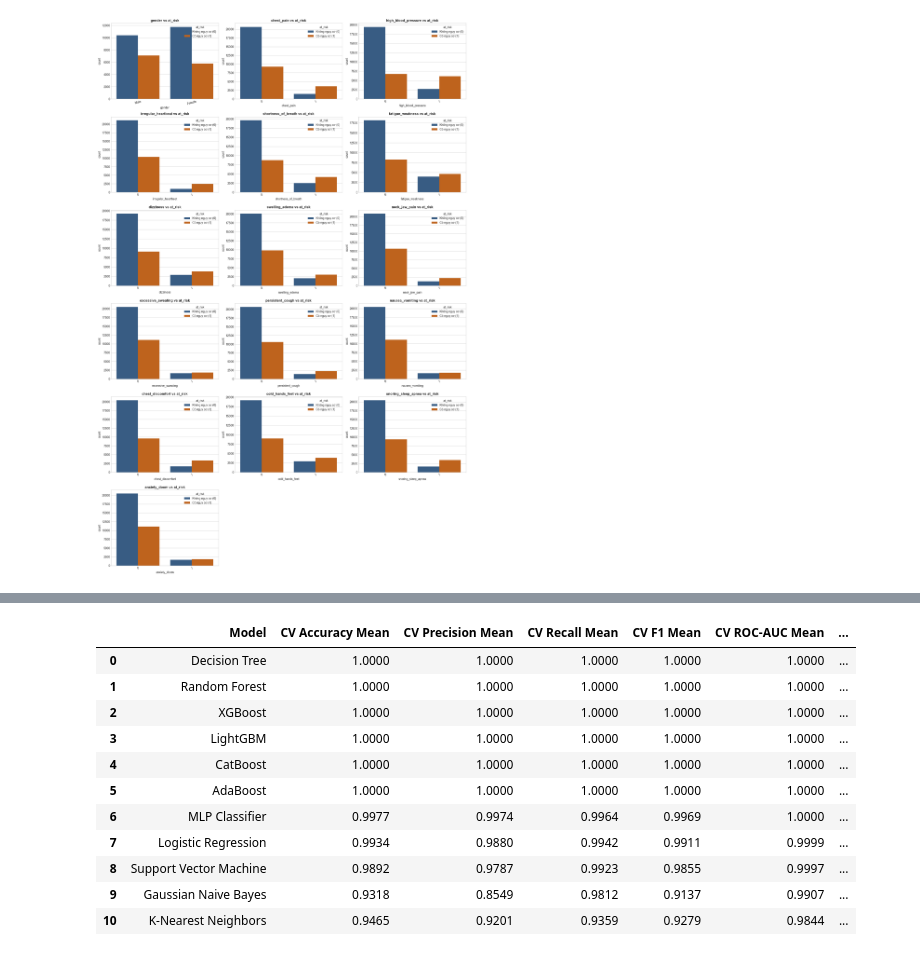
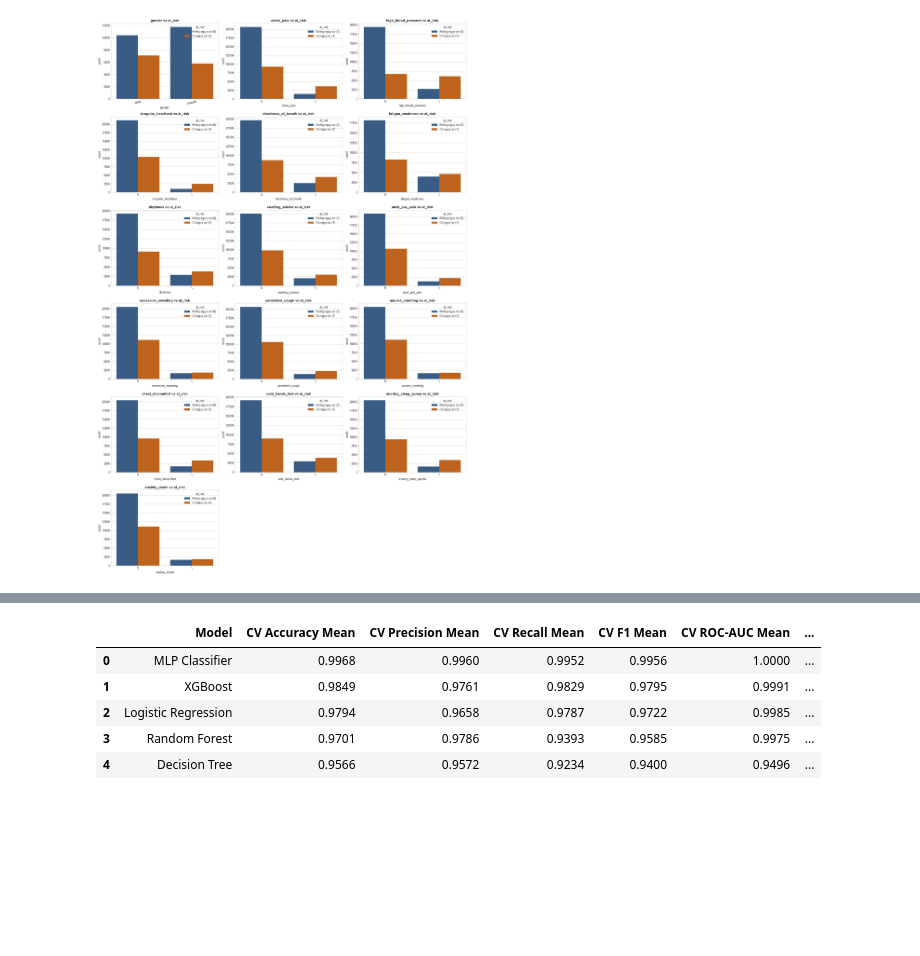
Before and after one commit to ttnguyenne0402/DeTaiHocMay, a Jupyter notebook: notebooks/Stroke_Prediction.ipynb, the cells around one changed output, grey strips where cells are left out. Drawn from its saved outputs; the diff is of its cells as text; code cells hidden in the pictures; blank space fills up the shorter version.

```diff
--- a/notebooks/Stroke_Prediction.ipynb
+++ b/notebooks/Stroke_Prediction.ipynb
@@ -833,21 +700,31 @@ cold_hands_feet                 0.204342
 # PHẦN 5: TIỀN XỬ LÝ DỮ LIỆU (PREPROCESSING PIPELINE)
 # ==============================================================================
 
-from imblearn.pipeline import Pipeline  # hoặc from sklearn.pipeline import Pipeline
 from sklearn.compose import ColumnTransformer
 from sklearn.impute import SimpleImputer
+from sklearn.pipeline import Pipeline
 from sklearn.preprocessing import OneHotEncoder, StandardScaler
 
 print("==========================================")
-print("5.3. KHỞI TẠO COLUMN TRANSFORMER")
+print("5. KHỞI TẠO COLUMN TRANSFORMER CHUẨN XỬ LÝ DỮ LIỆU")
 print("==========================================")
 
-# Pipeline tiền xử lý cho biến số (Xử lý missing bằng Median + Scaling)
+# Pipeline tiền xử lý cho biến số
 num_transformer = Pipeline(
     steps=[
         ("imputer", SimpleImputer(strategy="median")),
         ("scaler", StandardScaler()),
     ]
 )
+
+# Pipeline tiền xử lý cho biến phân loại
+cat_transformer = Pipeline(
+    steps=[
+        ("imputer", SimpleImputer(strategy="most_frequent")),
+        ("onehot", OneHotEncoder(handle_unknown="ignore", sparse_output=False)),
+    ]
+)
+
+print("✅ Pipelines đã sẵn sàng cho bước ghép ghép với Mô hình Huấn Luyện.")
 # %% [output]
 ==========================================
@@ -1753,51 +1196,30 @@ Không nguy cơ (0)     1.0000    1.0000    1.0000      4423
 # %%
 # ==============================================================================
-# PHẦN 9: STRATIFIED K-FOLD CROSS-VALIDATION (AUTO-DETECT SMOTE RATIO)
+# PHẦN 9: STRATIFIED K-FOLD CROSS-VALIDATION
 # ==============================================================================
 
 import numpy as np
 import pandas as pd
-from collections import Counter
 from imblearn.over_sampling import SMOTE
 from imblearn.pipeline import Pipeline as ImbPipeline
 from sklearn.model_selection import StratifiedKFold, cross_validate
 
 print("==========================================")
-print("9.1. THỰC HIỆN 5-FOLD STRATIFIED CROSS VALIDATION (ON TRAIN SET ONLY)")
+print("9. THỰC HIỆN 5-FOLD STRATIFIED CROSS VALIDATION")
 print("==========================================")
-
-# --- Tự động xác định chiến lược SMOTE an toàn ---
-class_counts = Counter(y_train)
-n_neg, n_pos = class_counts.get(0, 1), class_counts.get(1, 1)
-current_ratio = n_pos / max(n_neg, 1)
-TARGET_SMOTE_RATIO = 0.5
-
-if current_ratio >= TARGET_SMOTE_RATIO:
-    SMOTE_STRATEGY = "auto" if current_ratio < 1.0 else None
-    USE_SMOTE = SMOTE_STRATEGY is not None
-    print(f"⚠️ Tỷ lệ hiện tại = {current_ratio:.4f} ≥ {TARGET_SMOTE_RATIO} → dùng strategy = {SMOTE_STRATEGY}")
-else:
-    SMOTE_STRATEGY = TARGET_SMOTE_RATIO
-    USE_SMOTE = True
-    print(f"✅ Tỷ lệ hiện tại = {current_ratio:.4f} < {TARGET_SMOTE_RATIO} → dùng strategy = {SMOTE_STRATEGY}")
 
 skf = StratifiedKFold(n_splits=5, shuffle=True, random_state=42)
 scoring_metrics = ["accuracy", "precision", "recall", "f1", "roc_auc", "average_precision"]
 
 cv_results_list = []
-models_for_cv = raw_models if "raw_models" in globals() else {}
-
-print("\n⏳ Đang chạy Cross-Validation...")
+models_for_cv = raw_models if "raw_models" in globals() else smote_models
 
 for name, model in models_for_cv.items():
     try:
-        # Cấu hình bước SMOTE tùy theo phân phối lớp
         if USE_SMOTE:
             steps = [
                 ("preprocessor", preprocessor),
-                ("smote", SMOTE(sampling_strategy=SMOTE_STRATEGY,
-                                random_state=42,
-                                k_neighbors=min(5, n_pos - 1) if n_pos > 1 else 1)),
+                ("smote", SMOTE(sampling_strategy=SMOTE_STRATEGY, random_state=42, k_neighbors=k_neighbors)),
                 ("classifier", model),
             ]
         else:
@@ -1812,7 +1234,7 @@ for name, model in models_for_cv.items():
             estimator=cv_pipeline,
             X=X_train, y=y_train,
             cv=skf, scoring=scoring_metrics,
-            n_jobs=1, error_score="raise",
+            n_jobs=-1, error_score="raise"
         )
 
         cv_results_list.append({
@@ -1823,23 +1245,13 @@ for name, model in models_for_cv.items():
             "CV F1 Mean": round(np.mean(cv_scores["test_f1"]), 4),
             "CV ROC-AUC Mean": round(np.mean(cv_scores["test_roc_auc"]), 4),
             "CV PR-AUC Mean": round(np.mean(cv_scores["test_average_precision"]), 4),
-            "CV F1 Std": round(np.std(cv_scores["test_f1"]), 4),
             "CV PR-AUC Std": round(np.std(cv_scores["test_average_precision"]), 4),
         })
         print(f"✔️ CV hoàn thành: {name}")
     except Exception as e:
         print(f"⚠️ Bỏ qua '{name}': {type(e).__name__}: {e}")
 
-print("\n==========================================")
-print("9.2. BẢNG KẾT QUẢ CROSS-VALIDATION (SORTED BY PR-AUC)")
-print("==========================================")
-
-if cv_results_list:
-    df_cv_results = pd.DataFrame(cv_results_list).sort_values(
-        by=["CV PR-AUC Mean", "CV Recall Mean"], ascending=False
-    ).reset_index(drop=True)
-    display(df_cv_results)
-else:
-    print("❌ Chưa thực hiện CV thành công cho mô hình nào.")
+df_cv_results = pd.DataFrame(cv_results_list).sort_values(by=["CV PR-AUC Mean", "CV Recall Mean"], ascending=False).reset_index(drop=True)
+display(df_cv_results)
 # %% [output]
 ==========================================
@@ -1862,14 +1265,8 @@ else:
 |  | Model | CV Accuracy Mean | CV Precision Mean | CV Recall Mean | CV F1 Mean | CV ROC-AUC Mean | ... |
-| 0 | Decision Tree | 1.0000 | 1.0000 | 1.0000 | 1.0000 | 1.0000 | ... |
-| 1 | Random Forest | 1.0000 | 1.0000 | 1.0000 | 1.0000 | 1.0000 | ... |
-| 2 | XGBoost | 1.0000 | 1.0000 | 1.0000 | 1.0000 | 1.0000 | ... |
-| 3 | LightGBM | 1.0000 | 1.0000 | 1.0000 | 1.0000 | 1.0000 | ... |
-| 4 | CatBoost | 1.0000 | 1.0000 | 1.0000 | 1.0000 | 1.0000 | ... |
-| 5 | AdaBoost | 1.0000 | 1.0000 | 1.0000 | 1.0000 | 1.0000 | ... |
-| 6 | MLP Classifier | 0.9977 | 0.9974 | 0.9964 | 0.9969 | 1.0000 | ... |
-| 7 | Logistic Regression | 0.9934 | 0.9880 | 0.9942 | 0.9911 | 0.9999 | ... |
-| 8 | Support Vector Machine | 0.9892 | 0.9787 | 0.9923 | 0.9855 | 0.9997 | ... |
-| 9 | Gaussian Naive Bayes | 0.9318 | 0.8549 | 0.9812 | 0.9137 | 0.9907 | ... |
-| 10 | K-Nearest Neighbors | 0.9465 | 0.9201 | 0.9359 | 0.9279 | 0.9844 | ... |
+| 0 | MLP Classifier | 0.9968 | 0.9960 | 0.9952 | 0.9956 | 1.0000 | ... |
+| 1 | XGBoost | 0.9849 | 0.9761 | 0.9829 | 0.9795 | 0.9991 | ... |
+| 2 | Logistic Regression | 0.9794 | 0.9658 | 0.9787 | 0.9722 | 0.9985 | ... |
+| 3 | Random Forest | 0.9701 | 0.9786 | 0.9393 | 0.9585 | 0.9975 | ... |
+| 4 | Decision Tree | 0.9566 | 0.9572 | 0.9234 | 0.9400 | 0.9496 | ... |
 # %%
 # ==============================================================================
```
Also changed, not shown: parts of 12 cells of this notebook, 38 other files.
